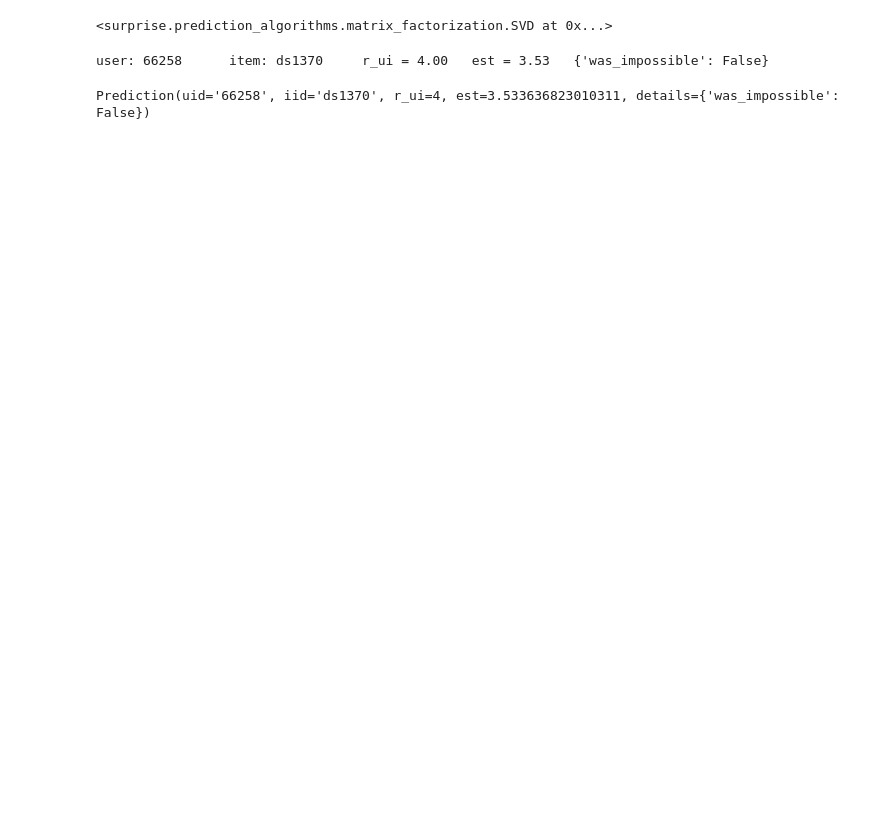
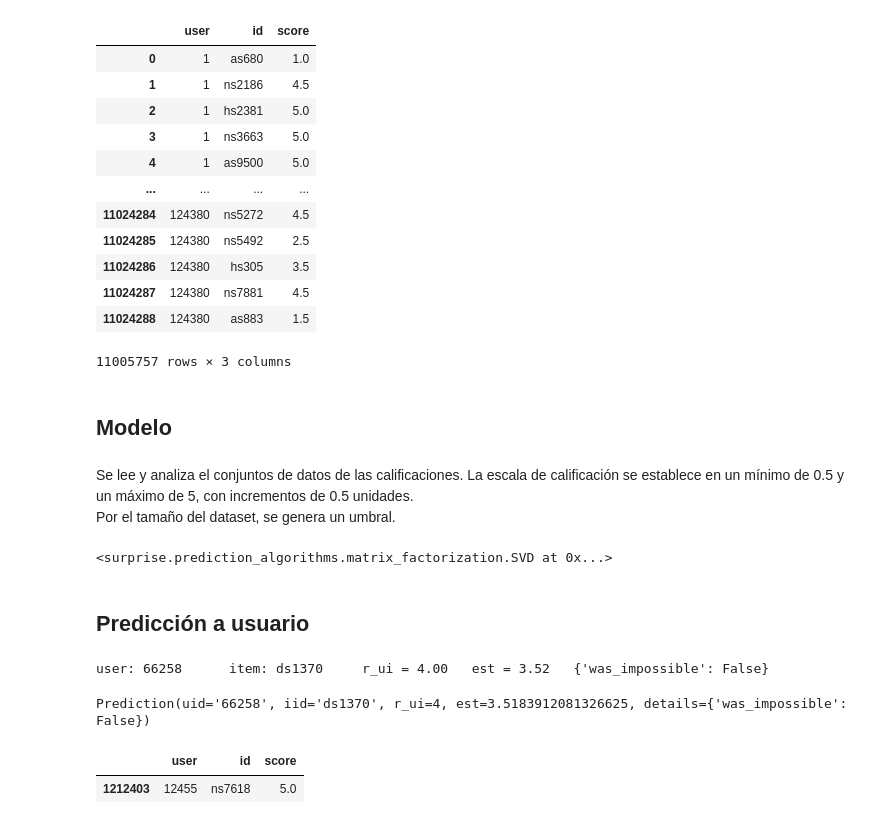
Before and after one commit to jospinoponce/ModeloRecomiendaPeliculas, a Jupyter notebook: Notebooks/3.ML_model.ipynb, the cells around one changed output. Saved outputs shown, nothing was run; the diff lists cells and outputs as text; code cells hidden in the pictures; blank space fills up the shorter version.

```diff
--- a/Notebooks/3.ML_model.ipynb
+++ b/Notebooks/3.ML_model.ipynb
@@ -27 +49,25 @@ df_1=df_1[["id","user","score"]]
+# %%
+# Se elimina la variable 'year_scored' del dataframe
+
+df_1=df_1[['user', 'id', 'score']]
+df_1
+# %% [output]
+|  | user | id | score |
+| 0 | 1 | as680 | 1.0 |
+| 1 | 1 | ns2186 | 4.5 |
+| 2 | 1 | hs2381 | 5.0 |
+| 3 | 1 | ns3663 | 5.0 |
+| 4 | 1 | as9500 | 5.0 |
+| ... | ... | ... | ... |
+| 11024284 | 124380 | ns5272 | 4.5 |
+| 11024285 | 124380 | ns5492 | 2.5 |
+| 11024286 | 124380 | hs305 | 3.5 |
+| 11024287 | 124380 | ns7881 | 4.5 |
+| 11024288 | 124380 | as883 | 1.5 |
+11005757 rows × 3 columns
+# %% [markdown]
+## Modelo
+# %% [markdown]
+Se lee y analiza el conjuntos de datos de las calificaciones. La escala de calificación se establece en un mínimo de 0.5 y un máximo de 5, con incrementos de 0.5 unidades.<br>
+Por el tamaño del dataset, se genera un umbral.
 # %%
@@ -51,9 +100,20 @@ predictions = svd.test(testset)
+# %% [markdown]
+## Predicción a usuario
 # %%
-# Hago la predicción con un userId, una id al azar y un score al azar
+# Se realiza una predicción a un id y un score determinado
+
 user_id = '66258'
 movie_id = 'ds1370'
 r_ui = 4
-svd.predict(user_id, movie_id, r_ui=r_ui, verbose=True)
+modelo_svd.predict(user_id, movie_id, r_ui=r_ui, verbose=True)
 # %% [output]
-user: 66258      item: ds1370     r_ui = 4.00   est = 3.53   {'was_impossible': False}
+user: 66258      item: ds1370     r_ui = 4.00   est = 3.52   {'was_impossible': False}
-Prediction(uid='66258', iid='ds1370', r_ui=4, est=3.533636823010311, details={'was_impossible': False})
+Prediction(uid='66258', iid='ds1370', r_ui=4, est=3.5183912081326625, details={'was_impossible': False})
+# %%
+# Se toma un usuario aleatorio para hacerle una recomendación
+
+user_azar=df_1.sample(1)
+user_azar
+# %% [output]
+|  | user | id | score |
+| 1212403 | 12455 | ns7618 | 5.0 |
```
Also changed, not shown: parts of 35 cells of this notebook, 1 other file.
